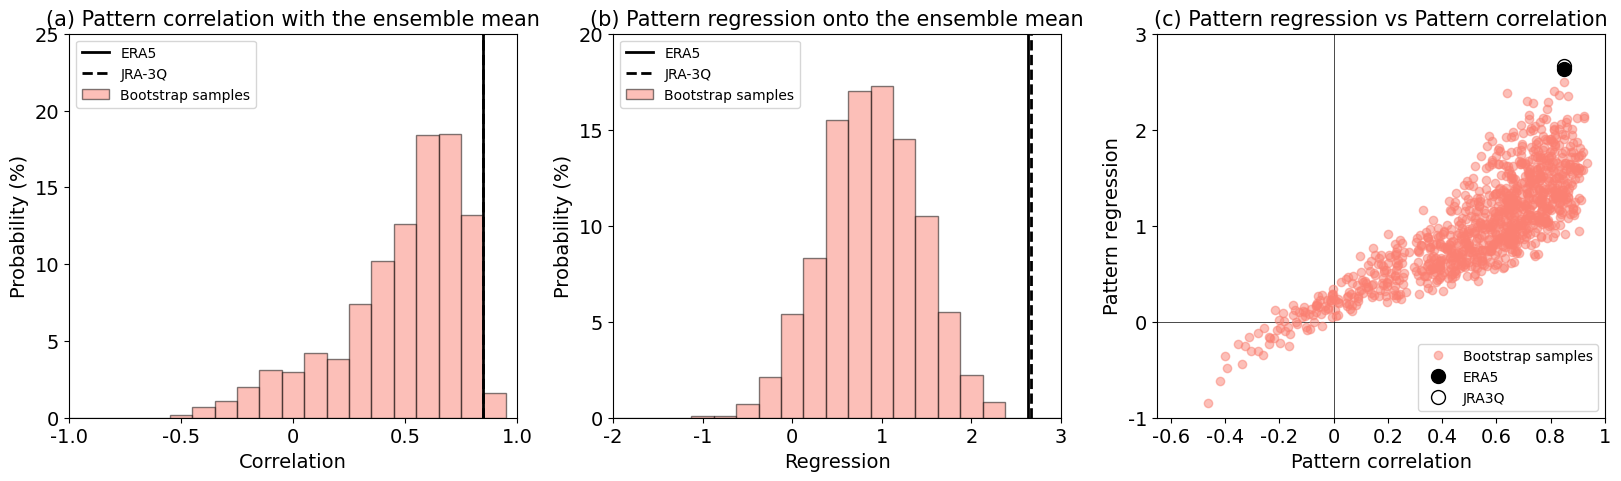
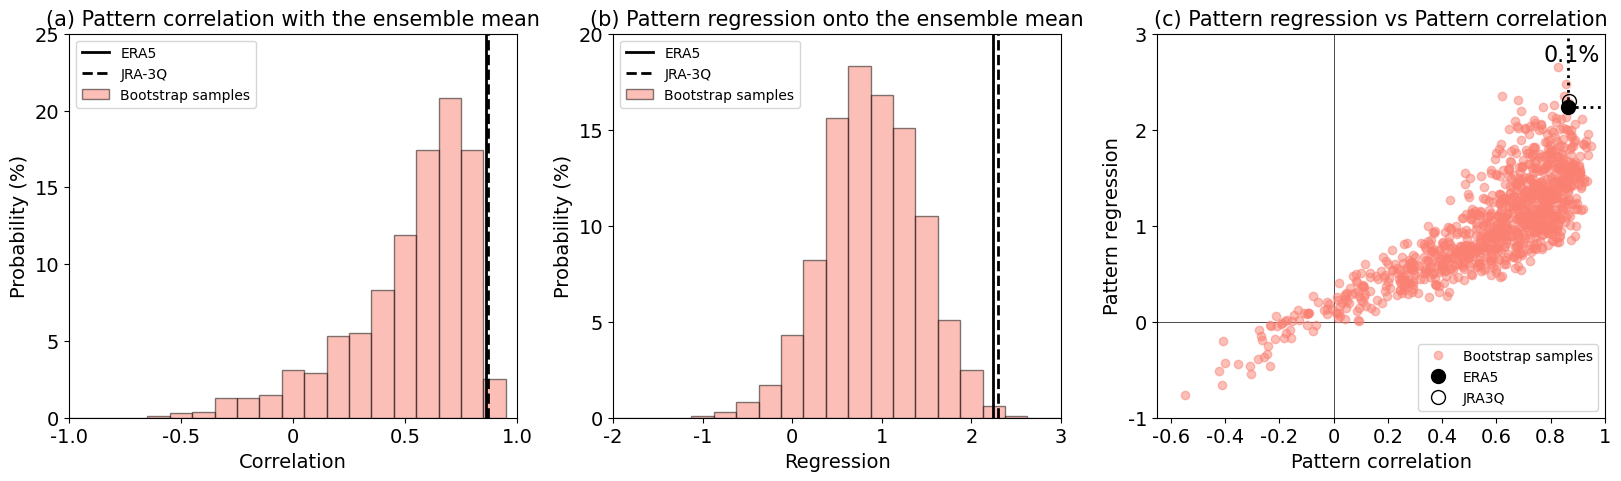
Unified diff of the notebook cell whose output changed from the first chart to the second:
--- before
+++ after
@@ -55,5 +55,15 @@
 #ax.text(0.99, 3.2, str(bootoutside_per.values)+"%", ha='right', va='top', fontsize=14)
 
+ax.plot([cor_era5_noenso,1],[bera5_noenso,bera5_noenso], color='black', linestyle='dotted', linewidth=2)
+ax.plot([cor_era5_noenso,cor_era5_noenso],[bera5_noenso,3], color='black', linestyle='dotted', linewidth=2)
+
+
+bootoutside = cor_boot_noenso*0 + 1
+bootoutside = bootoutside.where( (cor_boot_noenso > cor_era5_noenso) & (b_boot_noenso > bera5_noenso), drop=True)
+bootoutside_per = (bootoutside.sum() / cor_boot_noenso.size) * 100.
+ax.text(0.98, 2.9, str(bootoutside_per.values)+"%", ha='right', va='top', fontsize=16)
+
 ax.legend()
 
 fig.savefig(plotpath+'fig12.png', bbox_inches='tight', facecolor='white')
+fig.savefig(plotpath+'fig12.pdf', bbox_inches='tight', facecolor='white')

Commit: updating figure scripts